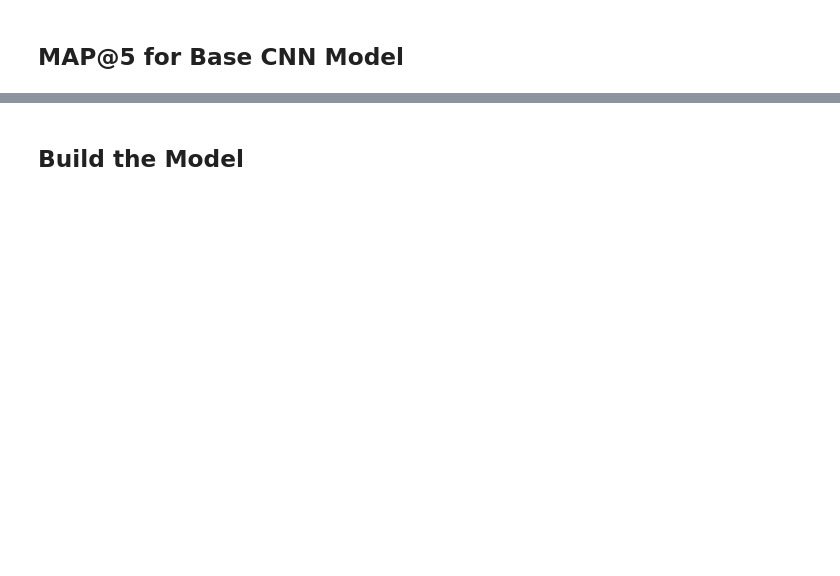
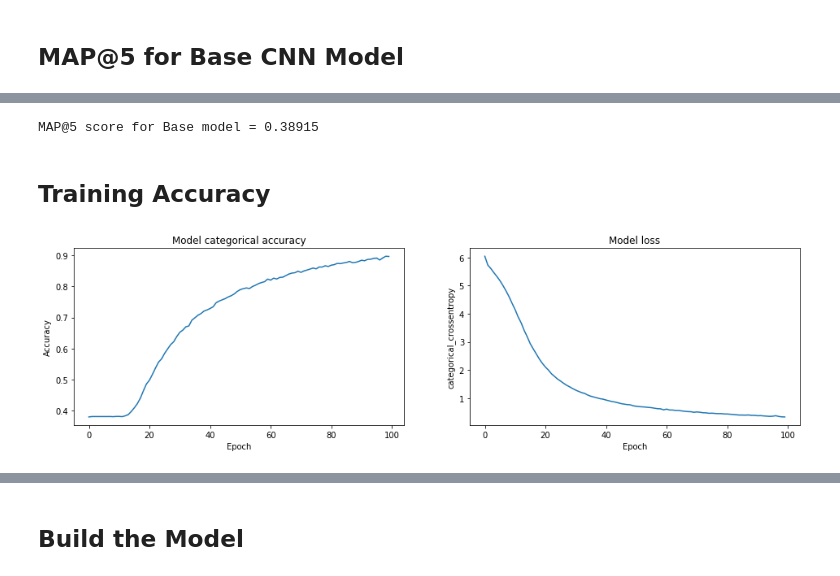
Before and after one commit to vrvarma/humpback-whale, a Jupyter notebook: udacity_capstone.ipynb, the cells around one changed output, grey strips where cells are left out. Saved outputs shown, nothing was run; the diff lists cells and outputs as text; code cells hidden in the pictures; blank space fills up the shorter version.

```diff
--- a/udacity_capstone.ipynb
+++ b/udacity_capstone.ipynb
@@ -122,3 +287,0 @@ Training, Validation & testing data size 20288 2536 2537
-# %%
-image_height=100
-image_width=100
@@ -197,5 +395,11 @@ _________________________________________________________________
 # %% [markdown]
 ## Compile Model
 # %%
-from keras.optimizers import adam
-model.compile(optimizer='adam', loss='categorical_crossentropy', metrics=['categorical_accuracy'])
+from keras.metrics import top_k_categorical_accuracy
+
+def top_5_accuracy(y_true, y_pred):
+    return top_k_categorical_accuracy(y_true, y_pred, k=5)
+
+
+base_model.compile(optimizer='adam', loss='categorical_crossentropy',
+              metrics=['categorical_accuracy', top_5_accuracy])
@@ -248,7 +415,12 @@ gc.collect()
 # %%
-checkpointer = ModelCheckpoint(filepath='saved_models/weight.best.from_scratch.hdf5',
-                               verbose=1, save_best_only = True)
-model.fit(x_train_images, Y_train, epochs=20, batch_size=500, verbose=1,
-                   validation_data=(x_val_images, Y_val), callbacks=[checkpointer])
+BASE_CNN_MODEL='saved_models/weight.best.from_scratch.hdf5'
+remove_file(BASE_CNN_MODEL)
+
+checkpointer = ModelCheckpoint(filepath=BASE_CNN_MODEL,
+                               save_best_only = True, verbose=1)
+
+history = base_model.fit(x_train_images, Y_train, epochs=100, batch_size=batch_size,
+          validation_data=(x_val_images, Y_val),
+          callbacks=[checkpointer])
 gc.collect()
 # %% [output]
@@ -364,0 +459,26 @@ Found 2537 validated image filenames belonging to 5005 classes.
+# %%
+import map5_score as map5
+print('MAP@5 score for Base model = %.5f' %(map5.map5_per_set(X_test.Id, build_pred_array(pred) )))
+# %% [output]
+MAP@5 score for Base model = 0.38915
+# %% [markdown]
+## Training Accuracy
+# %%
+def plot_training_history(history):
+    plt.figure(figsize=(16, 4))
+    plt.subplot(121)
+    plt.plot(history.history['categorical_accuracy'])
+    plt.title('Model categorical accuracy')
+    plt.ylabel('Accuracy')
+    plt.xlabel('Epoch')
+
+    plt.subplot(122)
+    plt.plot(history.history['loss'])
+    plt.title('Model loss')
+    plt.ylabel('categorical_crossentropy')
+    plt.xlabel('Epoch')
+    plt.show()
+
+plot_training_history(history)
+# %% [output]
+[figure, added]
```
Also changed, not shown: parts of 75 cells of this notebook.
